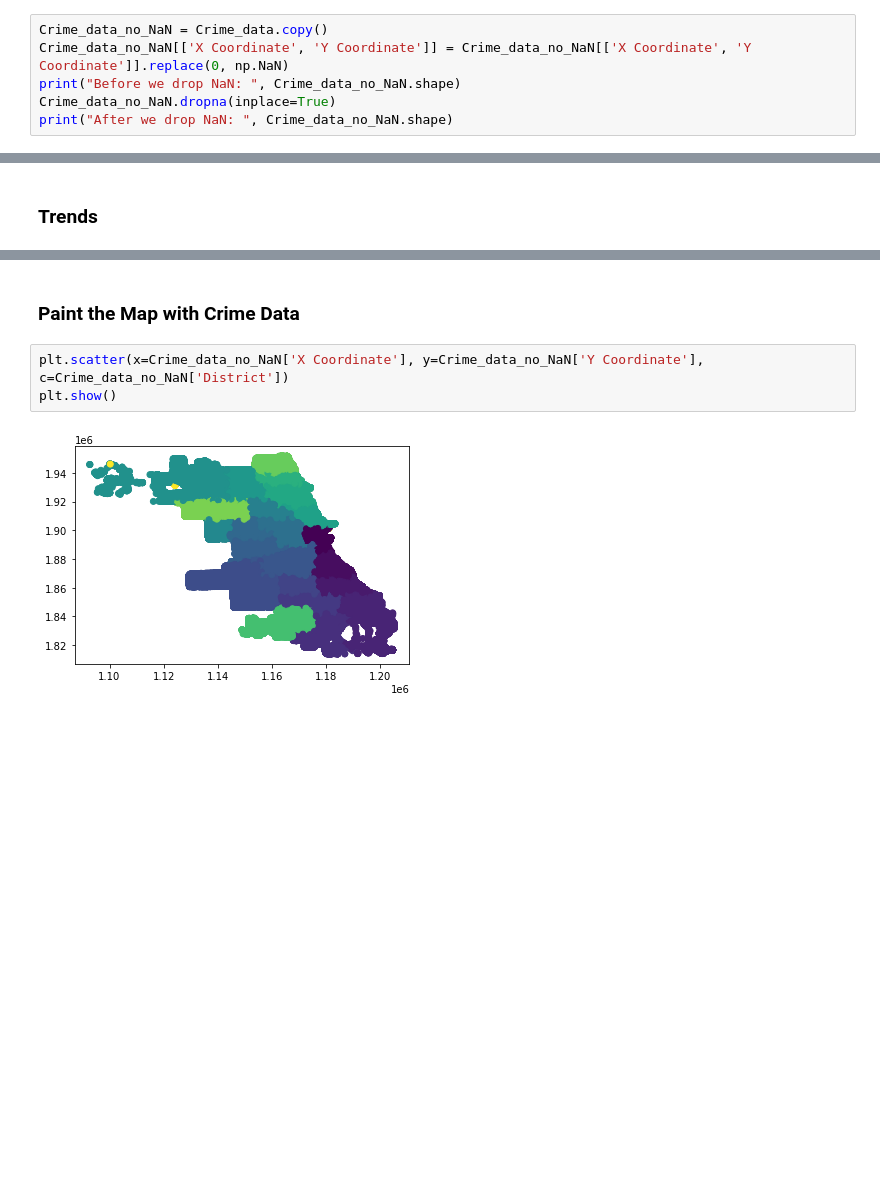
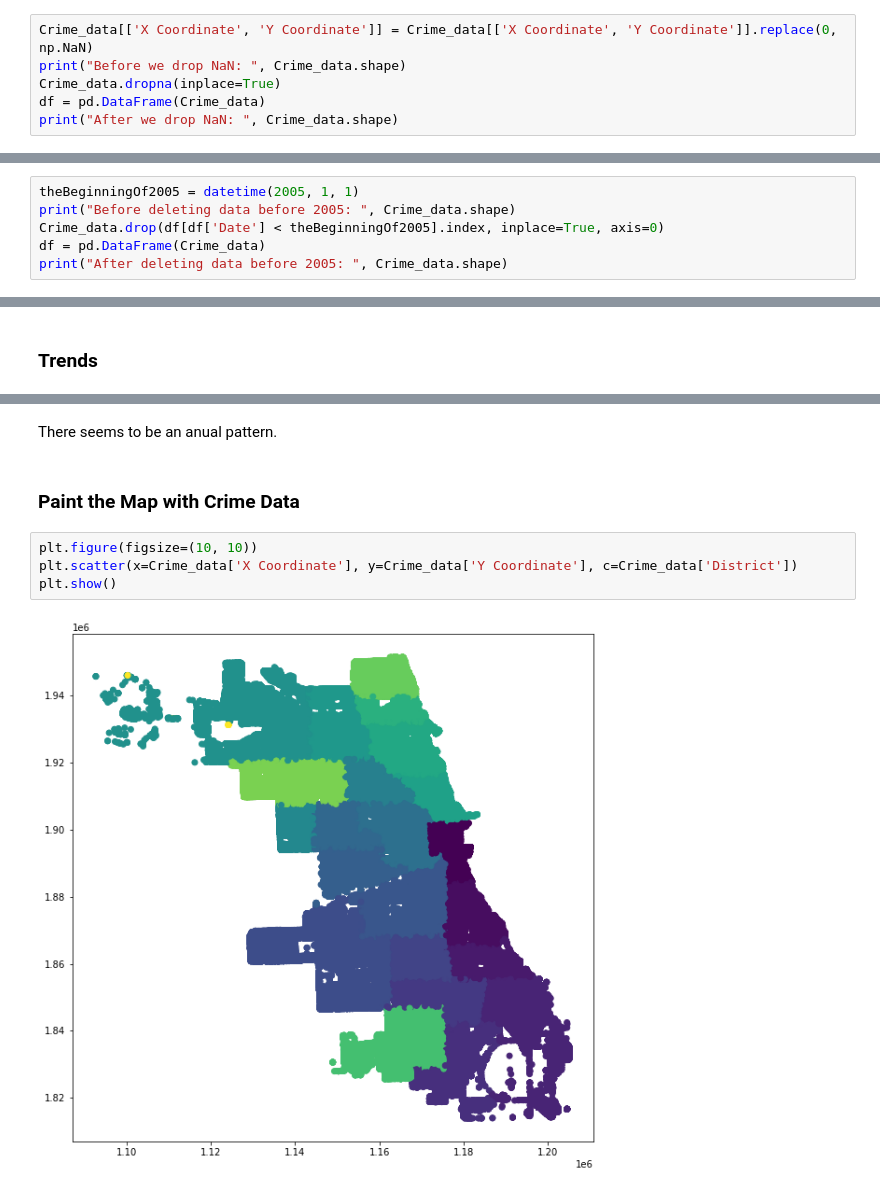
Before and after one commit to AngeloHYang/Crimes-in-Chicago, a Jupyter notebook: Code/Chicago Crime Theft Data Analysis.ipynb, the cells around one changed output, grey strips where cells are left out. Saved outputs shown, nothing was run; the diff lists cells and outputs as text; blank space fills up the shorter version.

```diff
--- a/Code/Chicago Crime Theft Data Analysis.ipynb
+++ b/Code/Chicago Crime Theft Data Analysis.ipynb
@@ -273,9 +273,9 @@ So we need to deal with them in a different DF, aka, Crime_data_no_NaN
 # %%
-Crime_data_no_NaN = Crime_data.copy()
-Crime_data_no_NaN[['X Coordinate', 'Y Coordinate']] = Crime_data_no_NaN[['X Coordinate', 'Y Coordinate']].replace(0, np.NaN)
-print("Before we drop NaN: ", Crime_data_no_NaN.shape)
-Crime_data_no_NaN.dropna(inplace=True)
-print("After we drop NaN: ", Crime_data_no_NaN.shape)
+Crime_data[['X Coordinate', 'Y Coordinate']] = Crime_data[['X Coordinate', 'Y Coordinate']].replace(0, np.NaN)
+print("Before we drop NaN: ", Crime_data.shape)
+Crime_data.dropna(inplace=True)
+df = pd.DataFrame(Crime_data)
+print("After we drop NaN: ", Crime_data.shape)
 # %% [output]
 Before we drop NaN:  (1933388, 23)
 After we drop NaN:  (1723723, 23)
@@ -281,0 +300,6 @@ After we drop NaN:  (1723723, 23)
+# %%
+theBeginningOf2005 = datetime(2005, 1, 1)
+print("Before deleting data before 2005: ", Crime_data.shape)
+Crime_data.drop(df[df['Date'] < theBeginningOf2005].index, inplace=True, axis=0)
+df = pd.DataFrame(Crime_data)
+print("After deleting data before 2005: ", Crime_data.shape)
@@ -337,7 +410,10 @@ plt.show()
+# %% [markdown]
+There seems to be an anual pattern.
 # %% [markdown]
 ### Paint the Map with Crime Data
 # %%
-plt.scatter(x=Crime_data_no_NaN['X Coordinate'], y=Crime_data_no_NaN['Y Coordinate'], c=Crime_data_no_NaN['District'])
+plt.figure(figsize=(10, 10))
+plt.scatter(x=Crime_data['X Coordinate'], y=Crime_data['Y Coordinate'], c=Crime_data['District'])
 plt.show()
 # %% [output]
-[figure, old version]
+[figure, new version]
```
Also changed, not shown: parts of 27 cells of this notebook, 3 other files.
